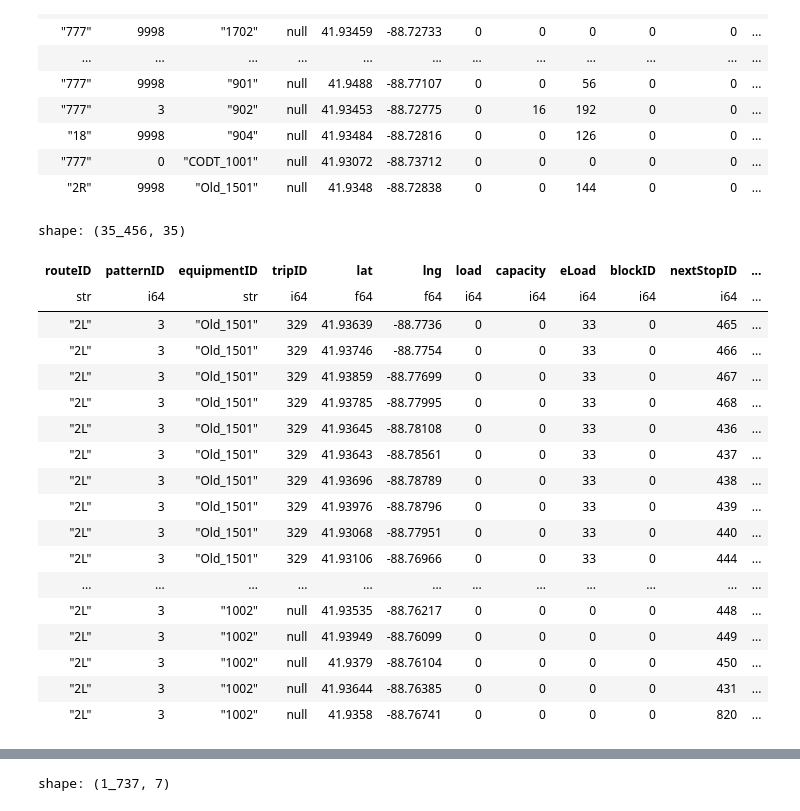
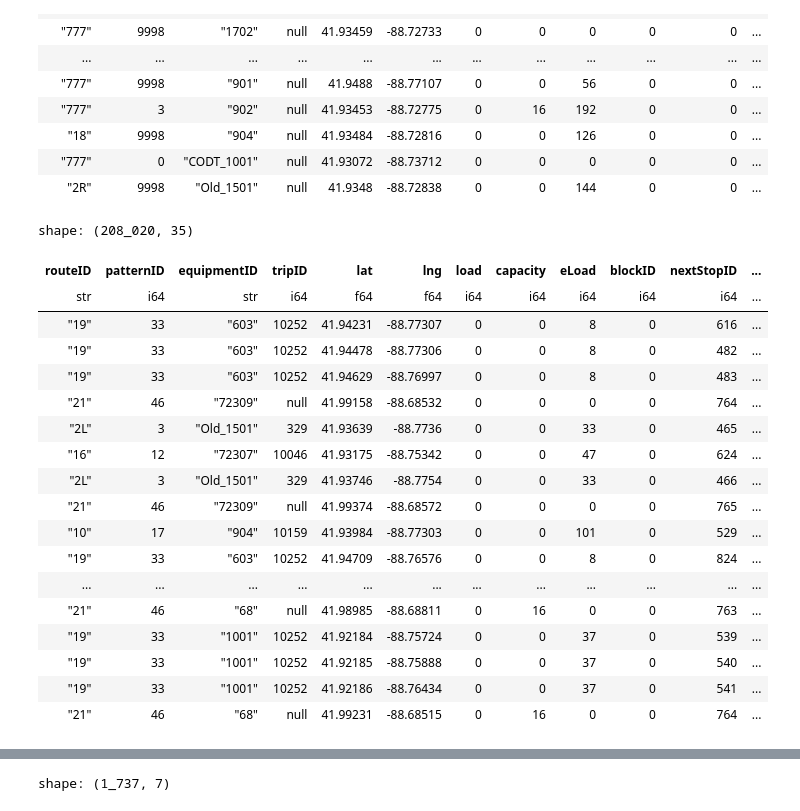
Before and after one commit to shaivilp/Research-Rookies, a Jupyter notebook: data_visualization/predictions.ipynb, the cells around one changed output, grey strips where cells are left out. Saved outputs shown, nothing was run; the diff lists cells and outputs as text; code cells hidden in the pictures.

```diff
--- a/data_visualization/predictions.ipynb
+++ b/data_visualization/predictions.ipynb
@@ -272,49 +272,48 @@ shape: (4_602_701, 32)
 | "2R" | 9998 | "Old_1501" | null | 41.9348 | -88.72838 | 0 | 0 | 144 | 0 | 0 | ... |
 # %%
 #Filter out the subset of data we want to work with
-subset = df.filter(
-    (pl.col("routeID") == "2L") &
+df = df.filter(
     (pl.col("inService"))
 )
 
 #Add stopChanged column
-subset = subset.with_columns(
+df = df.with_columns(
     (
         (pl.col("lastStopID") == pl.col("nextStopID").shift(1)).over(
             "equipmentID", order_by="receiveTime"
         )
     ).alias("stopChanged")
 )
 
-subset = subset.filter(pl.col("stopChanged")).with_columns(
+df = df.filter(pl.col("stopChanged")).with_columns(
     (pl.col("nextStopID").shift(1) == pl.col("lastStopID"))
     .over("equipmentID", order_by="receiveTime")
     .alias("nextToLast")
 )
 
 #Add timeDiff column
-subset = subset.with_columns(
+df = df.with_columns(
     (-pl.col("receiveTime").diff(-1).over("equipmentID", order_by="receiveTime")).alias(
         "timeDiff"
     )
 ).filter(pl.col("nextToLast"))
 # %% [output]
-shape: (35_456, 35)
+shape: (208_020, 35)
 | routeID | patternID | equipmentID | tripID | lat | lng | load | capacity | eLoad | blockID | nextStopID | ... |
 | str | i64 | str | i64 | f64 | f64 | i64 | i64 | i64 | i64 | i64 | ... |
+| "19" | 33 | "603" | 10252 | 41.94231 | -88.77307 | 0 | 0 | 8 | 0 | 616 | ... |
+| "19" | 33 | "603" | 10252 | 41.94478 | -88.77306 | 0 | 0 | 8 | 0 | 482 | ... |
+| "19" | 33 | "603" | 10252 | 41.94629 | -88.76997 | 0 | 0 | 8 | 0 | 483 | ... |
+| "21" | 46 | "72309" | null | 41.99158 | -88.68532 | 0 | 0 | 0 | 0 | 764 | ... |
 | "2L" | 3 | "Old_1501" | 329 | 41.93639 | -88.7736 | 0 | 0 | 33 | 0 | 465 | ... |
+| "16" | 12 | "72307" | 10046 | 41.93175 | -88.75342 | 0 | 0 | 47 | 0 | 624 | ... |
 | "2L" | 3 | "Old_1501" | 329 | 41.93746 | -88.7754 | 0 | 0 | 33 | 0 | 466 | ... |
-| "2L" | 3 | "Old_1501" | 329 | 41.93859 | -88.77699 | 0 | 0 | 33 | 0 | 467 | ... |
-| "2L" | 3 | "Old_1501" | 329 | 41.93785 | -88.77995 | 0 | 0 | 33 | 0 | 468 | ... |
-| "2L" | 3 | "Old_1501" | 329 | 41.93645 | -88.78108 | 0 | 0 | 33 | 0 | 436 | ... |
-| "2L" | 3 | "Old_1501" | 329 | 41.93643 | -88.78561 | 0 | 0 | 33 | 0 | 437 | ... |
-| "2L" | 3 | "Old_1501" | 329 | 41.93696 | -88.78789 | 0 | 0 | 33 | 0 | 438 | ... |
-| "2L" | 3 | "Old_1501" | 329 | 41.93976 | -88.78796 | 0 | 0 | 33 | 0 | 439 | ... |
-| "2L" | 3 | "Old_1501" | 329 | 41.93068 | -88.77951 | 0 | 0 | 33 | 0 | 440 | ... |
-| "2L" | 3 | "Old_1501" | 329 | 41.93106 | -88.76966 | 0 | 0 | 33 | 0 | 444 | ... |
+| "21" | 46 | "72309" | null | 41.99374 | -88.68572 | 0 | 0 | 0 | 0 | 765 | ... |
+| "10" | 17 | "904" | 10159 | 41.93984 | -88.77303 | 0 | 0 | 101 | 0 | 529 | ... |
+| "19" | 33 | "603" | 10252 | 41.94709 | -88.76576 | 0 | 0 | 8 | 0 | 824 | ... |
 | ... | ... | ... | ... | ... | ... | ... | ... | ... | ... | ... | ... |
-| "2L" | 3 | "1002" | null | 41.93535 | -88.76217 | 0 | 0 | 0 | 0 | 448 | ... |
-| "2L" | 3 | "1002" | null | 41.93949 | -88.76099 | 0 | 0 | 0 | 0 | 449 | ... |
-| "2L" | 3 | "1002" | null | 41.9379 | -88.76104 | 0 | 0 | 0 | 0 | 450 | ... |
-| "2L" | 3 | "1002" | null | 41.93644 | -88.76385 | 0 | 0 | 0 | 0 | 431 | ... |
-| "2L" | 3 | "1002" | null | 41.9358 | -88.76741 | 0 | 0 | 0 | 0 | 820 | ... |
+| "21" | 46 | "68" | null | 41.98985 | -88.68811 | 0 | 16 | 0 | 0 | 763 | ... |
+| "19" | 33 | "1001" | 10252 | 41.92184 | -88.75724 | 0 | 0 | 37 | 0 | 539 | ... |
+| "19" | 33 | "1001" | 10252 | 41.92185 | -88.75888 | 0 | 0 | 37 | 0 | 540 | ... |
+| "19" | 33 | "1001" | 10252 | 41.92186 | -88.76434 | 0 | 0 | 37 | 0 | 541 | ... |
+| "21" | 46 | "68" | null | 41.99231 | -88.68515 | 0 | 16 | 0 | 0 | 764 | ... |
```
Also changed, not shown: parts of 15 cells of this notebook, 3 other files.
